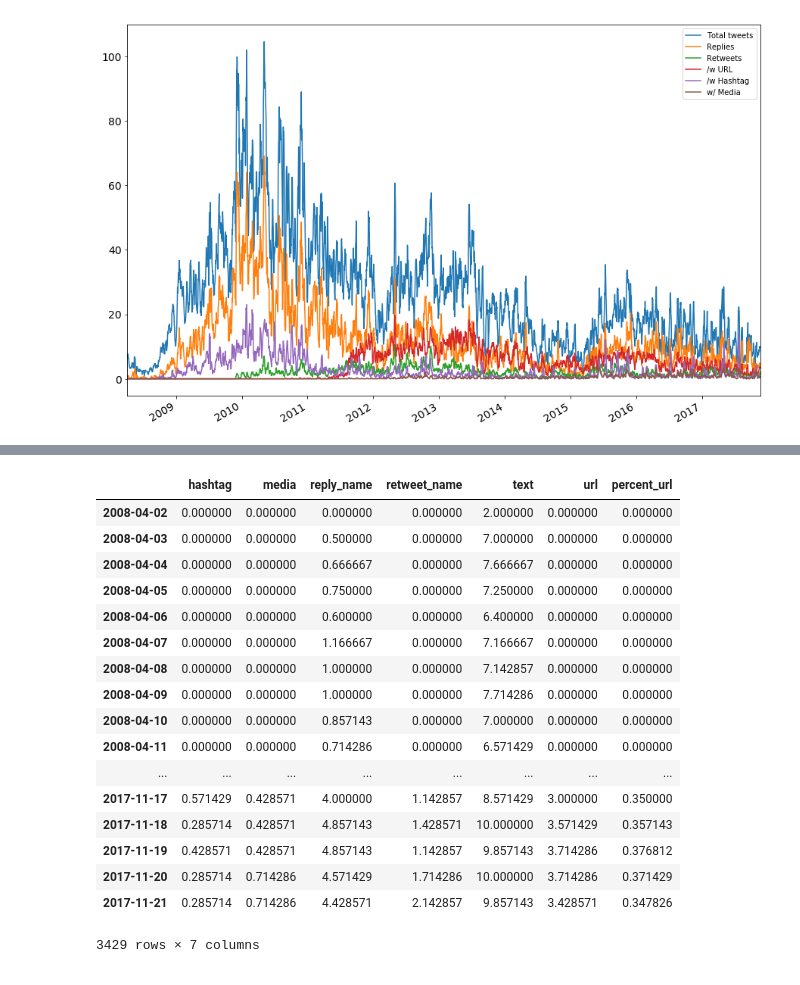
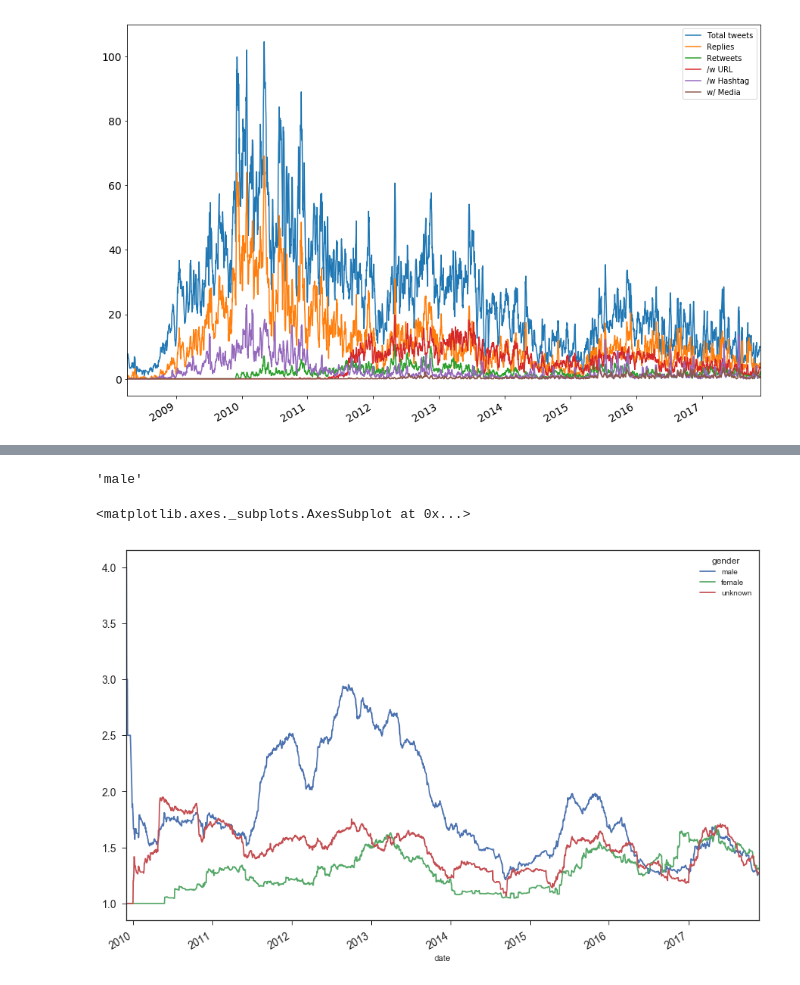
Before and after one commit to gedankenstuecke/twitter-analyser, a Jupyter notebook: archive-analyser.ipynb, the cells around one changed output, grey strips where cells are left out. Drawn from its saved outputs; the diff is of its cells as text; code cells hidden in the pictures.

```diff
--- a/archive-analyser.ipynb
+++ b/archive-analyser.ipynb
@@ -2,9 +2,11 @@
 import json
 import datetime
 import pytz
+import gender_guesser.detector as gender
+import pandas as pd
 from tzwhere import tzwhere
+gender_guesser = gender.Detector(case_sensitive=False)
 tzwhere_ = tzwhere.tzwhere()
-import pandas as pd
 # %% [markdown]
 ## Things i want to save:
 * timestamp
@@ -295,21 +289,28 @@ g = g.map(plt.plot,"value")
-# %%
-dataframe_mean_week
-# %% [output]
-|  | hashtag | media | reply_name | retweet_name | text | url | percent_url |
-| 2008-04-02 | 0.000000 | 0.000000 | 0.000000 | 0.000000 | 2.000000 | 0.000000 | 0.000000 |
-| 2008-04-03 | 0.000000 | 0.000000 | 0.500000 | 0.000000 | 7.000000 | 0.000000 | 0.000000 |
-| 2008-04-04 | 0.000000 | 0.000000 | 0.666667 | 0.000000 | 7.666667 | 0.000000 | 0.000000 |
-| 2008-04-05 | 0.000000 | 0.000000 | 0.750000 | 0.000000 | 7.250000 | 0.000000 | 0.000000 |
-| 2008-04-06 | 0.000000 | 0.000000 | 0.600000 | 0.000000 | 6.400000 | 0.000000 | 0.000000 |
-| 2008-04-07 | 0.000000 | 0.000000 | 1.166667 | 0.000000 | 7.166667 | 0.000000 | 0.000000 |
-| 2008-04-08 | 0.000000 | 0.000000 | 1.000000 | 0.000000 | 7.142857 | 0.000000 | 0.000000 |
-| 2008-04-09 | 0.000000 | 0.000000 | 1.000000 | 0.000000 | 7.714286 | 0.000000 | 0.000000 |
-| 2008-04-10 | 0.000000 | 0.000000 | 0.857143 | 0.000000 | 7.000000 | 0.000000 | 0.000000 |
-| 2008-04-11 | 0.000000 | 0.000000 | 0.714286 | 0.000000 | 6.571429 | 0.000000 | 0.000000 |
-| ... | ... | ... | ... | ... | ... | ... | ... |
-| 2017-11-17 | 0.571429 | 0.428571 | 4.000000 | 1.142857 | 8.571429 | 3.000000 | 0.350000 |
-| 2017-11-18 | 0.285714 | 0.428571 | 4.857143 | 1.428571 | 10.000000 | 3.571429 | 0.357143 |
-| 2017-11-19 | 0.428571 | 0.428571 | 4.857143 | 1.142857 | 9.857143 | 3.714286 | 0.376812 |
-| 2017-11-20 | 0.285714 | 0.714286 | 4.571429 | 1.714286 | 10.000000 | 3.714286 | 0.371429 |
-| 2017-11-21 | 0.285714 | 0.714286 | 4.428571 | 2.142857 | 9.857143 | 3.428571 | 0.347826 |
-3429 rows × 7 columns
+# %%
+gender_guesser.get_gender("andrea",u'italy')
+# %% [output]
+'male'
+# %%
+splitter = lambda x: x.split()[0]
+retweet_gender = dataframe.loc[dataframe['retweet_name'].notnull()]['retweet_name'].apply(
+    splitter).apply(
+    gender_guesser.get_gender)
+
+retweet_gender = pd.DataFrame(data = {
+                'time' : list(retweet_gender.index),
+                'gender' : list(retweet_gender)
+                })
+retweet_gender = retweet_gender.set_index('time')
+rt_gender_tabulated = retweet_gender.groupby([retweet_gender.index.date,retweet_gender['gender']]).size().reset_index()
+rt_gender_tabulated['date'] = rt_gender_tabulated['level_0']
+rt_gender_tabulated['count'] = rt_gender_tabulated[0]
+rt_gender_tabulated = rt_gender_tabulated.drop([0,'level_0'],axis=1)
+rt_gender_tabulated = rt_gender_tabulated.set_index('date')
+rt_gender_tabulated.index = pd.to_datetime(rt_gender_tabulated.index)
+
+rt_gender_tabulated.pivot(columns='gender', values='count').rolling(
+    '180d').mean().plot(
+    y=['male', 'female','unknown'],figsize=(15,10),fontsize=14)
+# %% [output]
+<matplotlib.axes._subplots.AxesSubplot at 0x...>
+[figure, added]
```
Also changed, not shown: parts of 7 cells of this notebook.
